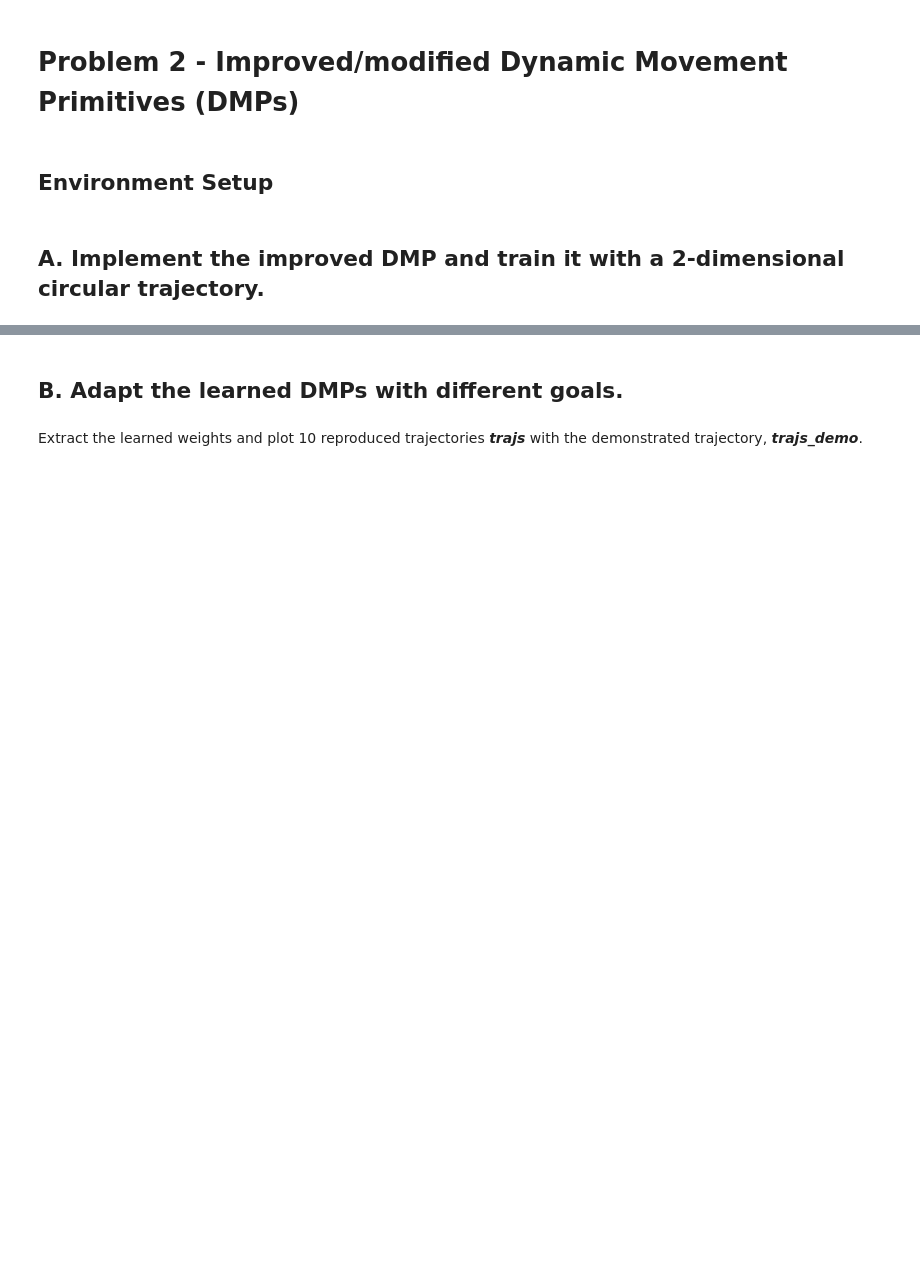
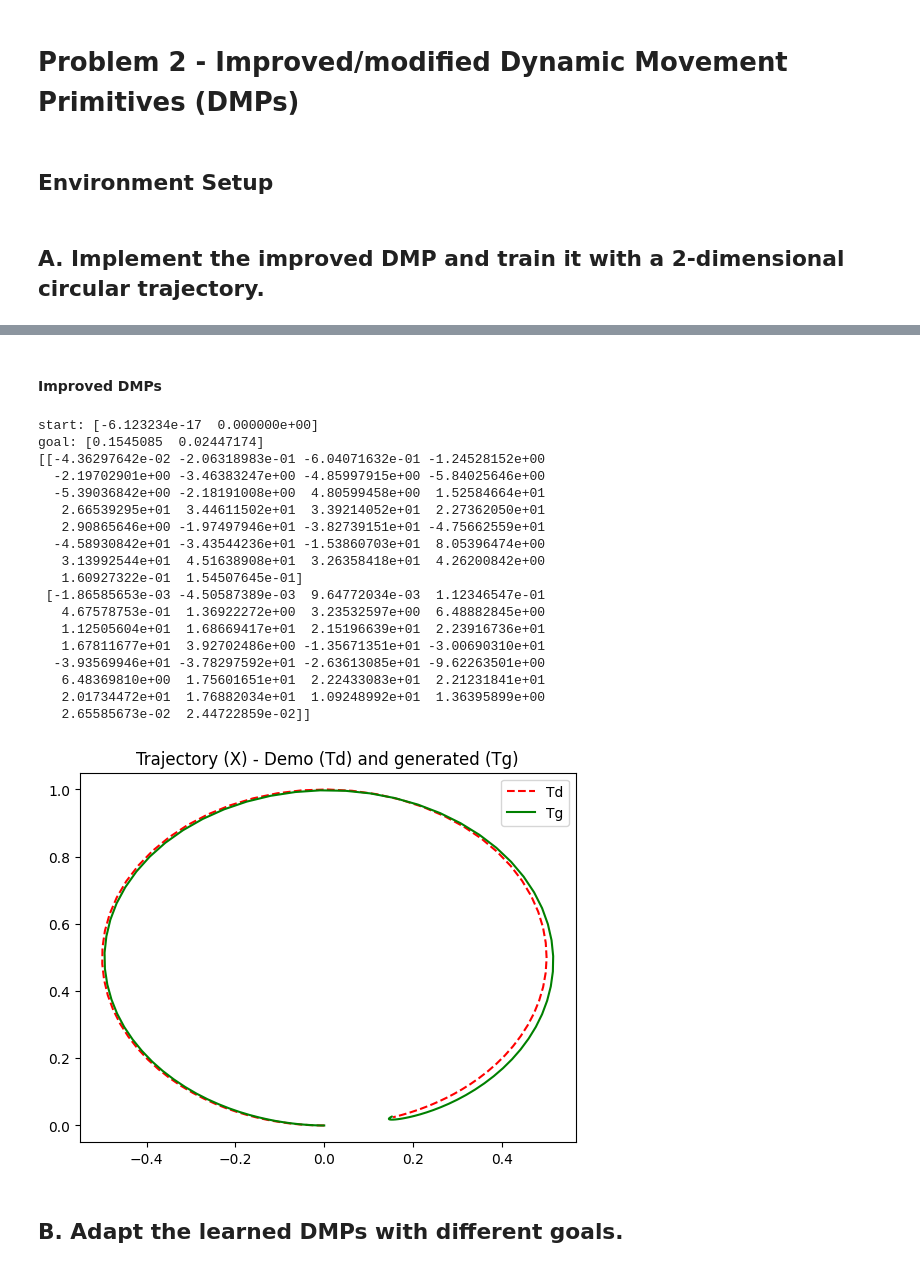
Before and after one commit to pidipidi/cs577_RLI, a Jupyter notebook: assignment_1/problem_2.ipynb, the cells around one changed output, grey strips where cells are left out. Drawn from its saved outputs; the diff is of its cells as text; code cells hidden in the pictures; blank space fills up the shorter version.

```diff
--- a/assignment_1/problem_2.ipynb
+++ b/assignment_1/problem_2.ipynb
@@ -460,4 +479,58 @@ dmp.plot_basis()
+# %% [markdown]
+#### Improved DMPs
+# %%
+"""
+Train an improved DMP with a circular traj and reproduce it.
+"""
+n_samples = 1
+dims      = 2
+bfs       = 30
+tau       = 1.
+
+freq      = 100
+duration  = 1.
+dt        = 1./freq
+
+# Data generation
+trajs_demo = gen_circular_traj(freq=freq, duration=duration)
+print ("start:", trajs_demo[0, :, 0])
+print ("goal:", trajs_demo[0,:, -1])
+
+# Learn via DMP original/improved
+dmp = DMPs_discrete(dims=dims, bfs=bfs, tau=tau, dt=dt,
+                        enable_improved=True)
+traj, _, _ = dmp.learn(trajs_demo)
+
+# ReProduce a trajectory
+y0   = None
+goal = None
+
+traj, _, _ = dmp.plan(y0=y0, goal=goal)
+
+# print out your weights
+print(dmp.w)
+
+# plot the reproduced trajectory with demonstrations
+plot_2d(traj, trajs_demo)
+# %% [output]
+start: [-6.123234e-17  0.000000e+00]
+goal: [0.1545085  0.02447174]
+[[-4.36297642e-02 -2.06318983e-01 -6.04071632e-01 -1.24528152e+00
+  -2.19702901e+00 -3.46383247e+00 -4.85997915e+00 -5.84025646e+00
+  -5.39036842e+00 -2.18191008e+00  4.80599458e+00  1.52584664e+01
+   2.66539295e+01  3.44611502e+01  3.39214052e+01  2.27362050e+01
+   2.90865646e+00 -1.97497946e+01 -3.82739151e+01 -4.75662559e+01
+  -4.58930842e+01 -3.43544236e+01 -1.53860703e+01  8.05396474e+00
+   3.13992544e+01  4.51638908e+01  3.26358418e+01  4.26200842e+00
+   1.60927322e-01  1.54507645e-01]
+ [-1.86585653e-03 -4.50587389e-03  9.64772034e-03  1.12346547e-01
+   4.67578753e-01  1.36922272e+00  3.23532597e+00  6.48882845e+00
+   1.12505604e+01  1.68669417e+01  2.15196639e+01  2.23916736e+01
+   1.67811677e+01  3.92702486e+00 -1.35671351e+01 -3.00690310e+01
+  -3.93569946e+01 -3.78297592e+01 -2.63613085e+01 -9.62263501e+00
+   6.48369810e+00  1.75601651e+01  2.22433083e+01  2.21231841e+01
+   2.01734472e+01  1.76882034e+01  1.09248992e+01  1.36395899e+00
+   2.65585673e-02  2.44722859e-02]]
+[figure, added]
 # %% [markdown]
 ## B. Adapt the learned DMPs with different goals.
-# %% [markdown]
-Extract the learned weights and plot 10 reproduced trajectories ***trajs*** with the demonstrated trajectory, ***trajs_demo***.
```
Also changed, not shown: parts of 25 cells of this notebook.
